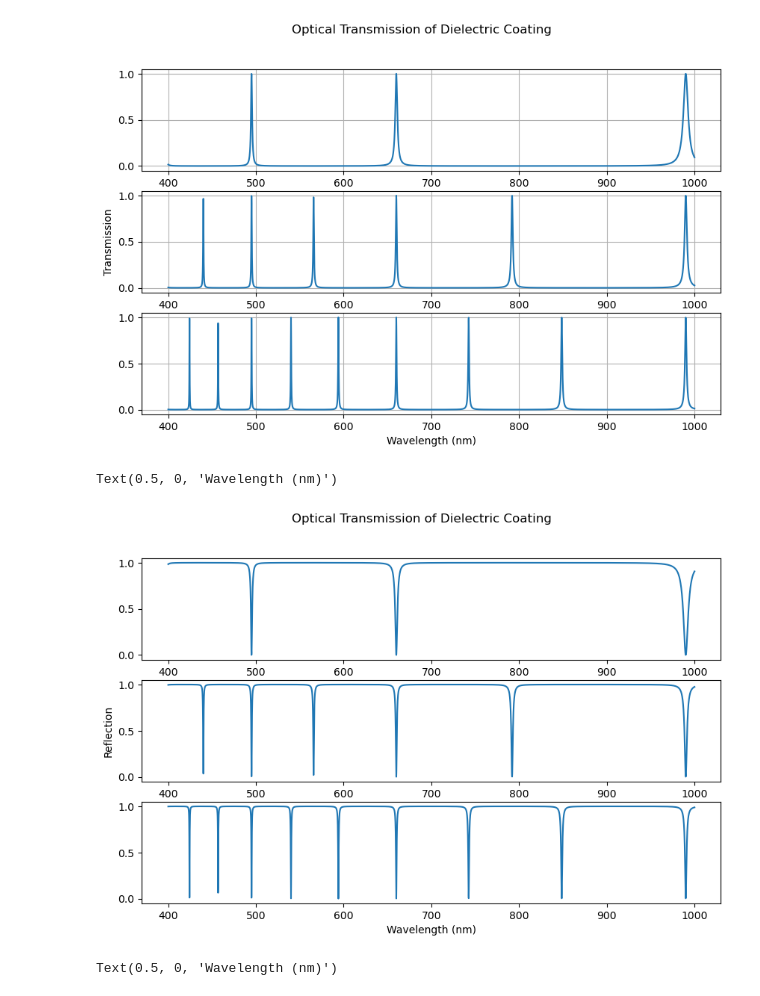
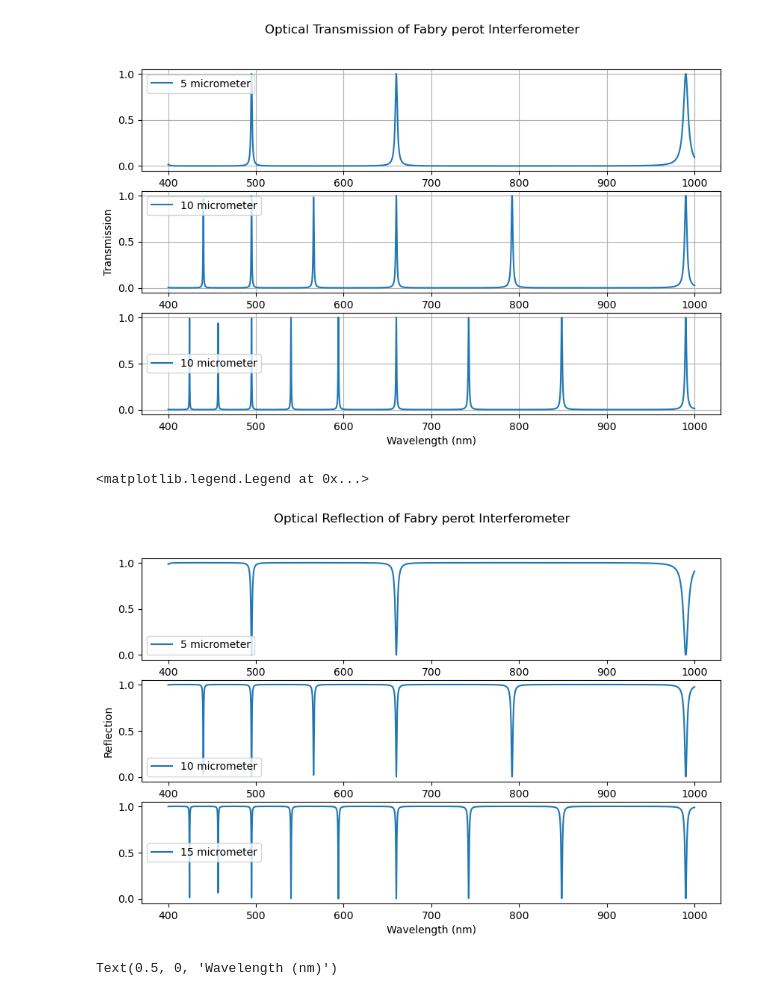
Before and after one commit to tacticstactics/Optical_thin_film_coating, a Jupyter notebook: Transfer-Matirx-Method.ipynb, the cells around one changed output. Drawn from its saved outputs; the diff is of its cells as text; code cells hidden in the pictures.

```diff
--- a/Transfer-Matirx-Method.ipynb
+++ b/Transfer-Matirx-Method.ipynb
@@ -59,47 +59,53 @@ def calculate_transmission(n_layers, d_layers, wavelengths):
 # %%
 # Fabry perot Interferometer
 
 # Wavelength range (in nm)
 wavelengths = np.linspace(400, 1000, 4000)
 
 n_layers = [99,99]
 
 d_layers = [5,5]
 d_layers_2 = [10,10]
 d_layers_3 = [15,15]
 
 # Calculate transmission
 transmission, reflection_power = calculate_transmission(n_layers, d_layers, wavelengths)
 transmission_2, reflection_power_2 = calculate_transmission(n_layers, d_layers_2, wavelengths)
 transmission_3, reflection_power_3 = calculate_transmission(n_layers, d_layers_3, wavelengths)
 
 fig1, (ax11,ax12,ax13) = plt.subplots(3,1, figsize = (10,6), sharey=False)
-fig1.suptitle("Optical Transmission of Dielectric Coating")
+fig1.suptitle("Optical Transmission of Fabry perot Interferometer")
 
 # Plot the results
-ax11.plot(wavelengths, transmission)
+ax11.plot(wavelengths, transmission, label = '5 micrometer')
+ax11.legend()
 ax11.grid(True)
 
-ax12.plot(wavelengths, transmission_2)
+ax12.plot(wavelengths, transmission_2, label = '10 micrometer')
 ax12.set_ylabel('Transmission')
+ax12.legend()
 ax12.grid(True)
 
-ax13.plot(wavelengths, transmission_3)
+ax13.plot(wavelengths, transmission_3, label = '10 micrometer' )
 ax13.set_xlabel('Wavelength (nm)')
+ax13.legend()
 ax13.grid(True)
 #plt.show()
 # %% [output]
-[figure, old version]
+[figure, new version]
 # %%
 # Reflection
 fig2, (ax21,ax22,ax23) = plt.subplots(3,1, figsize = (10,6), sharey=False)
-fig2.suptitle("Optical Transmission of Dielectric Coating")
+fig2.suptitle("Optical Reflection of Fabry perot Interferometer")
 
-ax21.plot(wavelengths, reflection_power)
-ax22.plot(wavelengths, reflection_power_2)
+ax21.plot(wavelengths, reflection_power,label = '5 micrometer' )
+ax21.legend()
+ax22.plot(wavelengths, reflection_power_2, label = '10 micrometer')
 ax22.set_ylabel('Reflection')
-ax23.plot(wavelengths, reflection_power_3)
+ax22.legend()
+ax23.plot(wavelengths, reflection_power_3, label = '15 micrometer')
 ax23.set_xlabel('Wavelength (nm)')
+ax23.legend()
 #plt.xlabel('Wavelength (nm)')
 #plt.ylabel('Reflection')
 #plt.title('Optical Reflection of Dielectric Coating')
@@ -107,8 +113,8 @@ ax23.set_xlabel('Wavelength (nm)')
 # Wavelength range (in nm)
 #plt.show()
 # %% [output]
-Text(0.5, 0, 'Wavelength (nm)')
+<matplotlib.legend.Legend at 0x...>
-[figure, old version]
+[figure, new version]
 # %%
 wavelengths = np.linspace(400, 2000, 500)
 
```
